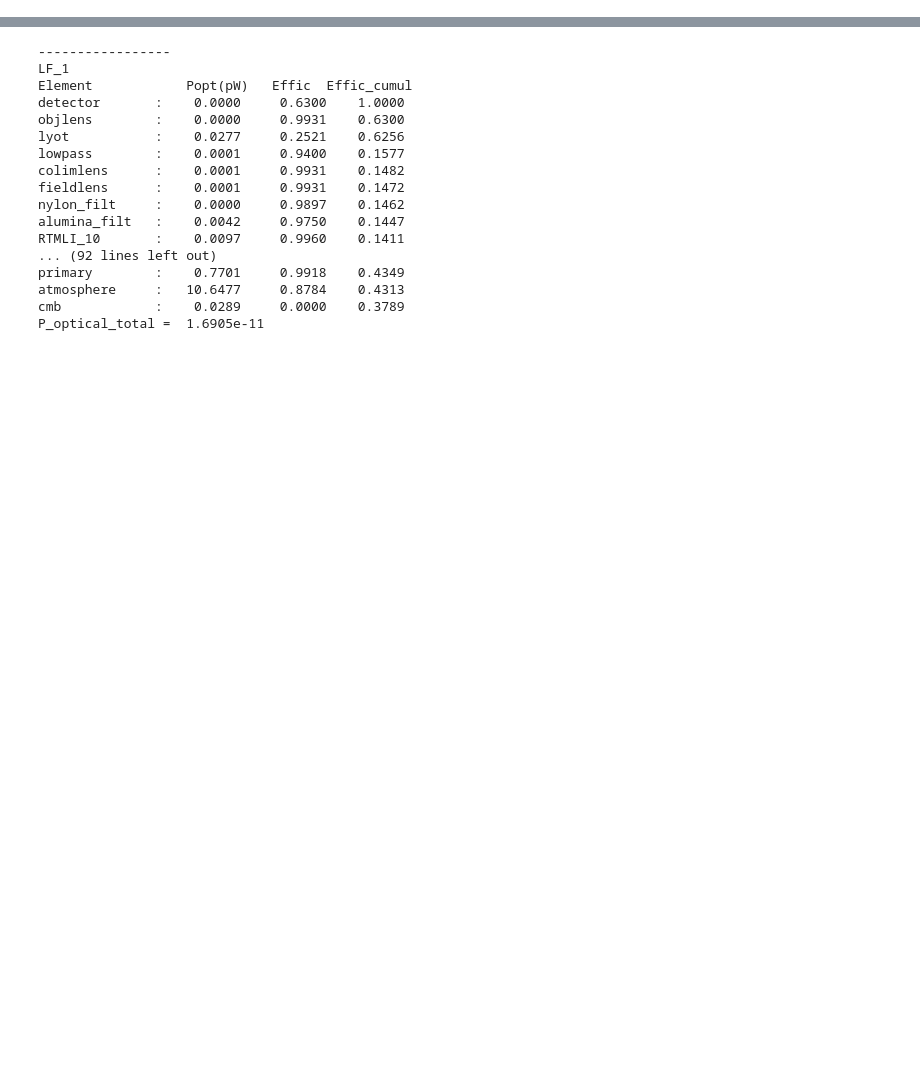
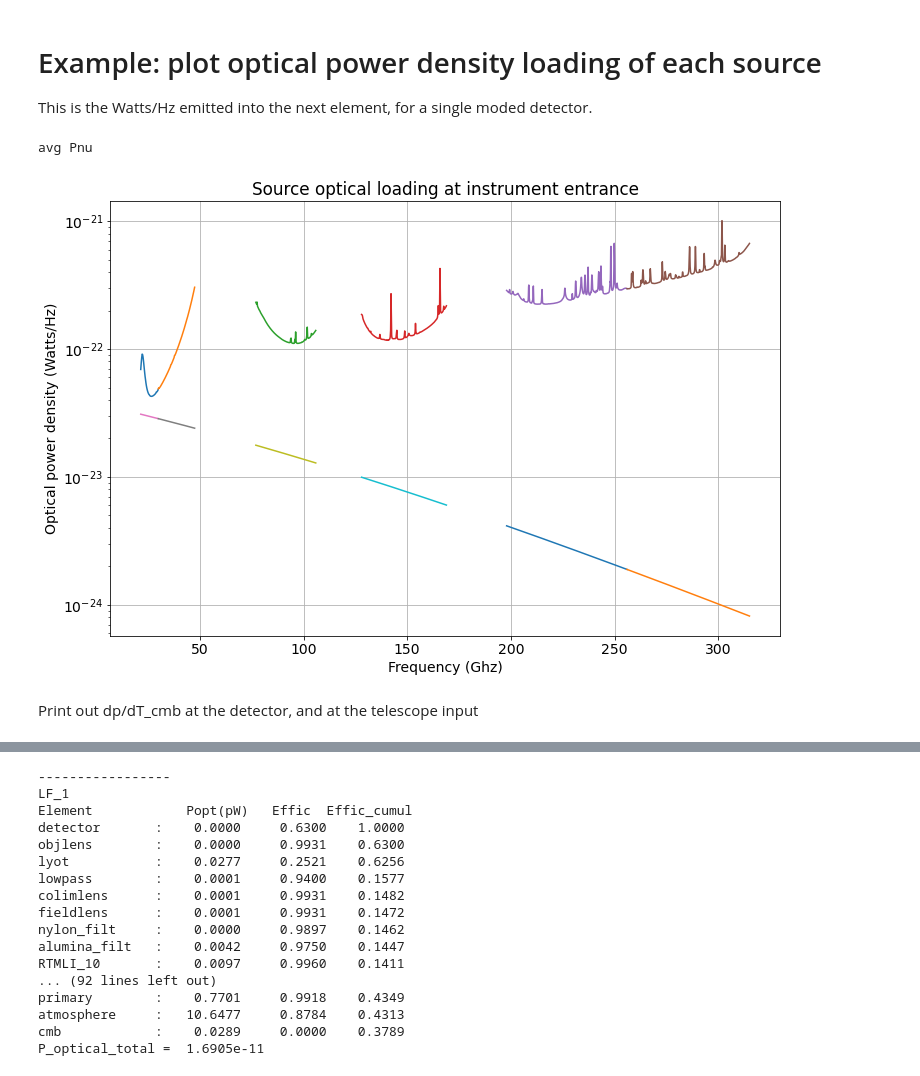
Before and after one commit to JohnRuhl/jbolo, a Jupyter notebook: Jbolo_nb.ipynb, the cells around one changed output, grey strips where cells are left out. Cells and saved outputs as stored; diff of their text form; code cells hidden in the pictures; blank space fills up the shorter version.

```diff
--- a/Jbolo_nb.ipynb
+++ b/Jbolo_nb.ipynb
@@ -55,0 +157,26 @@ SAT_LFMF_20220216.yaml       test.yaml
+# %% [markdown]
+# Example:  plot optical power density loading of each source
+
+This is the Watts/Hz emitted into the next element, for a single moded detector.
+# %%
+plt.rcParams['figure.figsize'] = [12, 8]
+
+#  Calculate the atmospheric and cmb power incident on the front of the telescope.
+#   (For use in requirements spreadsheet.)
+print('avg Pnu')
+for src in reversed(sim['sources'].keys()):
+    #print(src)
+    for ch in sim['channels'].keys():
+        plt.semilogy(sim['outputs'][ch]['nu'],sim['outputs'][ch]['sources'][src]['Pnu'])
+        #print('  {0} : {1:3.2e}'.format(ch,np.mean(sim['outputs'][ch]['sources'][src]['Pnu'])))
+
+
+plt.xlabel('Frequency (Ghz)')
+plt.ylabel('Optical power density (Watts/Hz)')
+plt.title('Source optical loading at instrument entrance')
+plt.grid()
+# %% [output]
+avg Pnu
+[figure, added]
+# %% [markdown]
+Print out dp/dT_cmb at the detector, and at the telescope input
```
Also changed, not shown: parts of 23 cells of this notebook, 4 other files.
